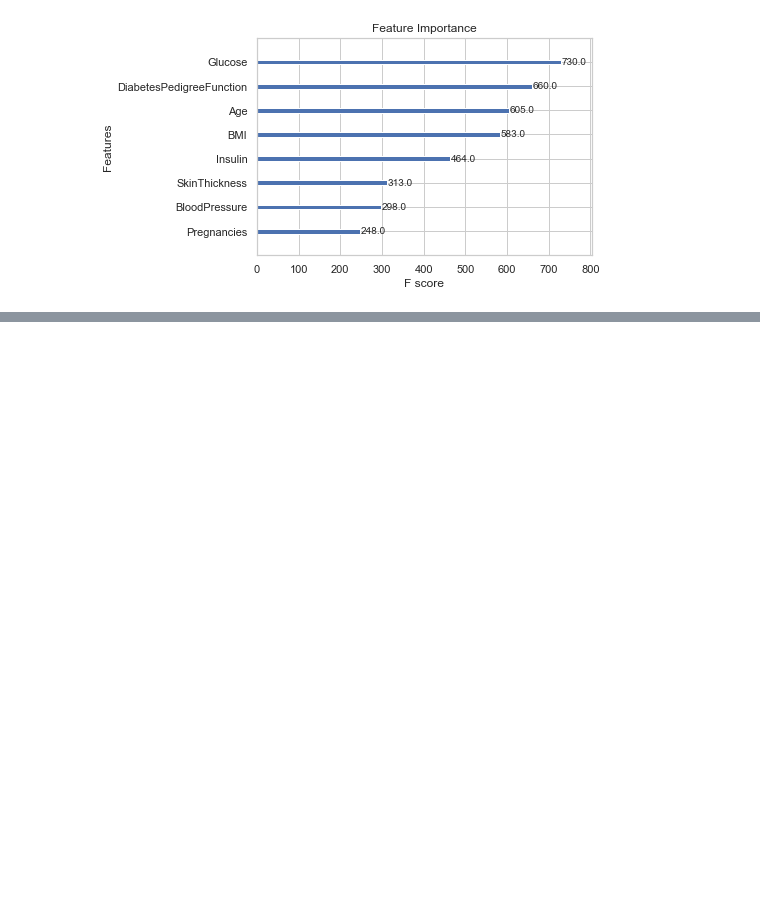
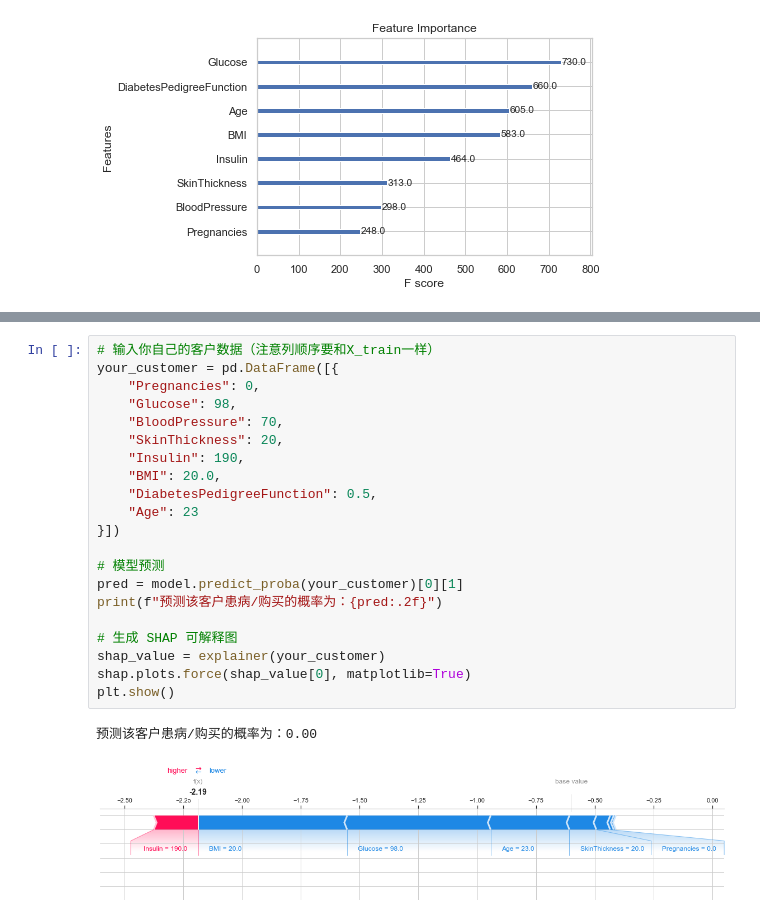
Before and after one commit to zychen1017/ML-Model, a Jupyter notebook: diabete dataset.ipynb, the cells around one changed output, grey strips where cells are left out. Cells and saved outputs as stored; diff of their text form; blank space fills up the shorter version.

```diff
--- a/diabete dataset.ipynb
+++ b/diabete dataset.ipynb
@@ -508,0 +508,24 @@ shap.summary_plot(shap_values, X_test, plot_type="bar")
+# %%
+# 输入你自己的客户数据（注意列顺序要和X_train一样）
+your_customer = pd.DataFrame([{
+    "Pregnancies": 0,
+    "Glucose": 98,
+    "BloodPressure": 70,
+    "SkinThickness": 20,
+    "Insulin": 190,
+    "BMI": 20.0,
+    "DiabetesPedigreeFunction": 0.5,
+    "Age": 23
+}])
+
+# 模型预测
+pred = model.predict_proba(your_customer)[0][1]
+print(f"预测该客户患病/购买的概率为：{pred:.2f}")
+
+# 生成 SHAP 可解释图
+shap_value = explainer(your_customer)
+shap.plots.force(shap_value[0], matplotlib=True)
+plt.show()
+# %% [output]
+预测该客户患病/购买的概率为：0.00
+[figure, added]
```
Also changed, not shown: parts of 6 cells of this notebook.
